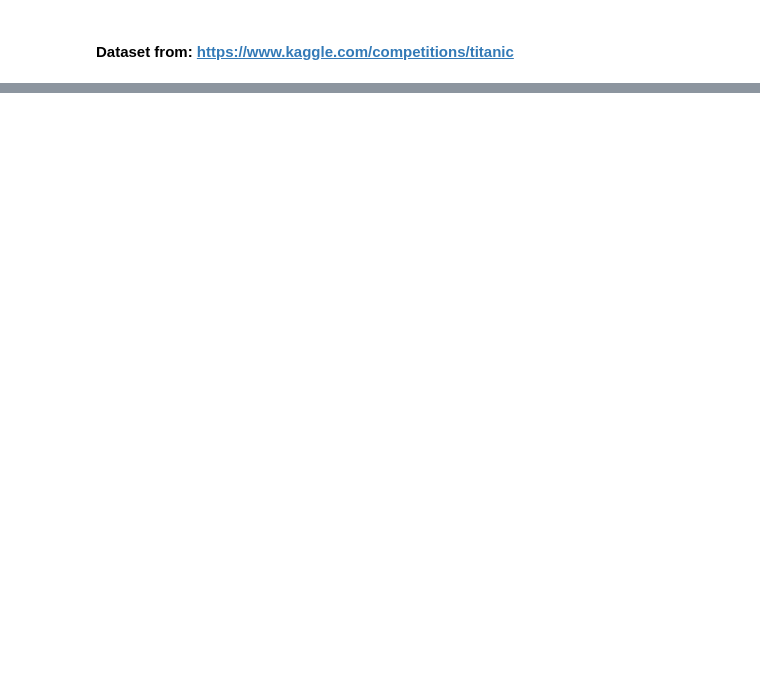
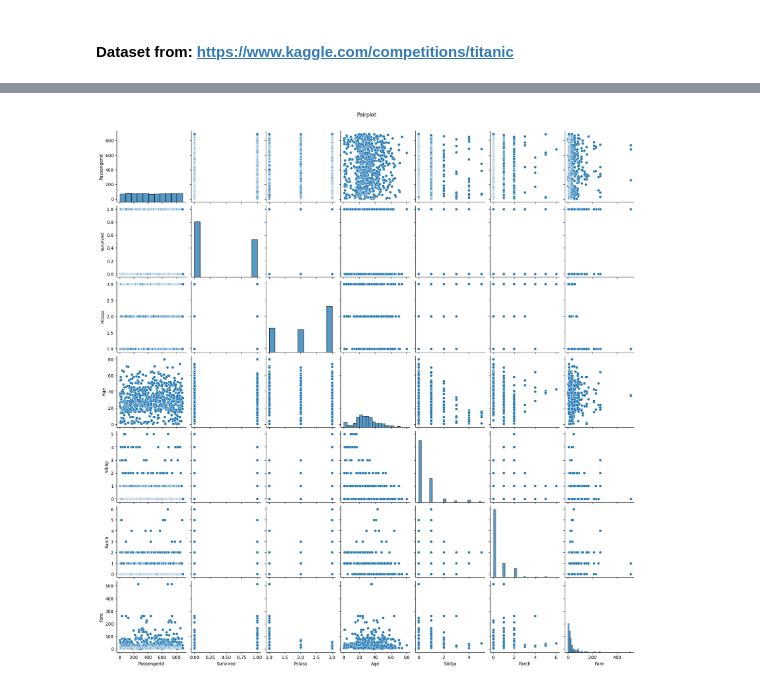
Before and after one commit to tamamfb/how-AI-works, a Jupyter notebook: 1. Machine Learning/1. Data/data.ipynb, the cells around one changed output, grey strips where cells are left out. Saved outputs shown, nothing was run; the diff lists cells and outputs as text; code cells hidden in the pictures; blank space fills up the shorter version.

```diff
--- a/1. Machine Learning/1. Data/data.ipynb
+++ b/1. Machine Learning/1. Data/data.ipynb
@@ -180,0 +98,7 @@ plt.show()
+# %%
+# HUBUNGAN ANTAR VARIABEL
+sns.pairplot(df[num_cols].dropna())
+plt.suptitle('Pairplot', y=1.02)
+plt.show()
+# %% [output]
+[figure, added]
```
Also changed, not shown: parts of 27 cells of this notebook.
